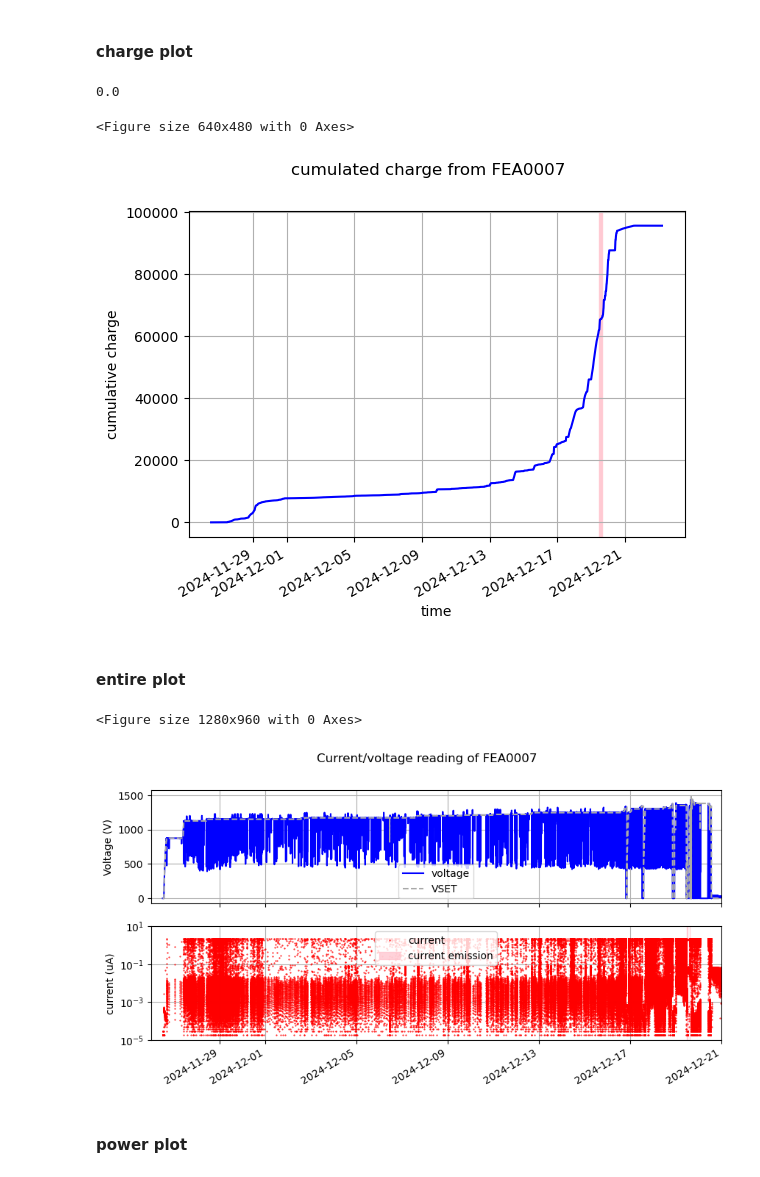
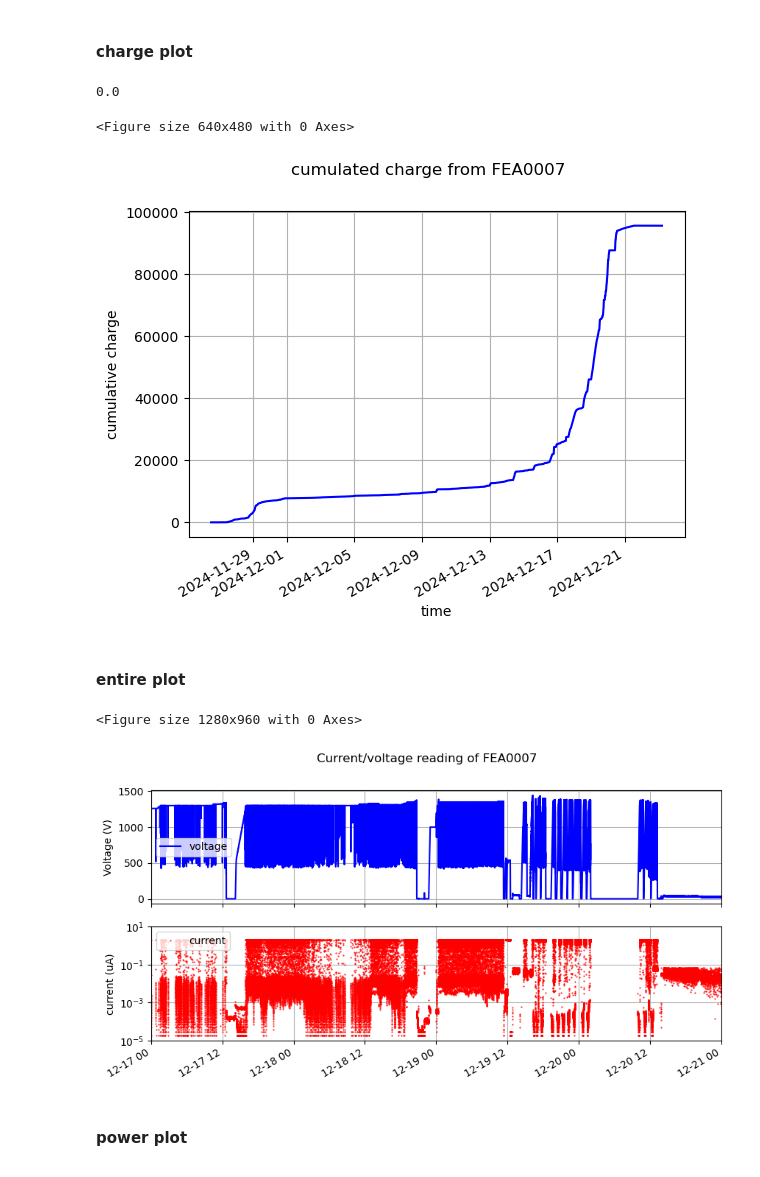
Before and after one commit to Kyatn/FEA-analysis, a Jupyter notebook: 241227_4FEA_LXe.ipynb, the cells around one changed output. Drawn from its saved outputs; the diff is of its cells as text; code cells hidden in the pictures.

```diff
--- a/241227_4FEA_LXe.ipynb
+++ b/241227_4FEA_LXe.ipynb
@@ -1747,11 +1821,11 @@ ax1.plot(datetime_list, df['cumulatedCharge'].tolist(),'-',color='blue',  label=
 
 ts1 = '24/12/19-14:40:11'
 te1 = '24/12/19-15:15:21'
-ax1.axvspan(datetime.strptime(ts1, '%y/%m/%d-%H:%M:%S'), datetime.strptime(te1, '%y/%m/%d-%H:%M:%S'), alpha=0.7, color='pink', label = 'current emission')
+#ax1.axvspan(datetime.strptime(ts1, '%y/%m/%d-%H:%M:%S'), datetime.strptime(te1, '%y/%m/%d-%H:%M:%S'), alpha=0.7, color='pink', label = 'current emission')
 
 ts2 = '24/12/19-11:55:11'
 te2 = '24/12/19-12:30:21'
-ax1.axvspan(datetime.strptime(ts2, '%y/%m/%d-%H:%M:%S'), datetime.strptime(te2, '%y/%m/%d-%H:%M:%S'), alpha=0.7, color='pink')
+#ax1.axvspan(datetime.strptime(ts2, '%y/%m/%d-%H:%M:%S'), datetime.strptime(te2, '%y/%m/%d-%H:%M:%S'), alpha=0.7, color='pink')
 
 
 fig.suptitle(f'cumulated charge from {FEA_name}')
@@ -1766,7 +1840,7 @@ print(1 - len(df['timestamp'])/len(df_F0007['timestamp']))
 # %% [output]
 0.0
 <Figure size 640x480 with 0 Axes>
-[figure, old version]
+[figure, new version]
 # %% [markdown]
 #### entire plot
 # %%
@@ -1786,41 +1860,42 @@ for d in df.timestamp.tolist():
 
 ax1.plot(datetime_list, df['VMON'].tolist(),'-',color='blue',  label= 'voltage', markersize=1)
 ax2.plot(datetime_list, df['IMON'].tolist(),'.',color='red', label='current', markersize=1)
-ax1.plot(datetime_list, df.VSET.tolist(), '--', color='darkgrey', label='VSET')
+#ax1.plot(datetime_list, df.VSET.tolist(), '--', color='darkgrey', label='VSET')
 
 # time period with current emission
 ts1 = '24/12/19-14:40:11'
 te1 = '24/12/19-15:15:21'
-ax2.axvspan(datetime.strptime(ts1, '%y/%m/%d-%H:%M:%S'), datetime.strptime(te1, '%y/%m/%d-%H:%M:%S'), alpha=0.7, color='pink', label = 'current emission')
+#ax2.axvspan(datetime.strptime(ts1, '%y/%m/%d-%H:%M:%S'), datetime.strptime(te1, '%y/%m/%d-%H:%M:%S'), alpha=0.7, color='pink', label = 'current emission')
 
 ts2 = '24/12/19-11:55:11'
 te2 = '24/12/19-12:30:21'
-ax2.axvspan(datetime.strptime(ts2, '%y/%m/%d-%H:%M:%S'), datetime.strptime(te2, '%y/%m/%d-%H:%M:%S'), alpha=0.7, color='pink')
+#ax2.axvspan(datetime.strptime(ts2, '%y/%m/%d-%H:%M:%S'), datetime.strptime(te2, '%y/%m/%d-%H:%M:%S'), alpha=0.7, color='pink')
 
 ts3 = '24/09/09-08:35:11'
 te3 = '24/09/09-20:18:21'
 #ax2.axvspan(datetime.strptime(ts3, '%y/%m/%d-%H:%M:%S'), datetime.strptime(te3, '%y/%m/%d-%H:%M:%S'), alpha=0.7, color='pink')
 
 
 fig.suptitle(f"Current/voltage reading of {FEA_name}")
 ax1.set_ylabel('Voltage (V)')
 ax2.set_ylabel('current (uA)')
 #ax1.set_yscale('log')
 ax2.set_yscale('log')
 #ax1.set_ylim(300)
 ax2.set_ylim([1e-5, 10])
-ax1.set_xlim([date(2024,11,26), date(2024,12,21)])
+ax1.set_xlim([date(2024,12,17), date(2024,12,21)])
 
 ax1.grid()
 ax2.grid()
 ax1.legend()
 ax2.legend()
 
 plt.gcf().autofmt_xdate()
+plt.savefig(f"{FEA_name}_LXePlot_all.jpg", format='jpg')
 plt.show()
 # %% [output]
 <Figure size 1280x960 with 0 Axes>
-[figure, old version]
+[figure, new version]
 # %% [markdown]
 #### power plot
 # %%
```
Also changed, not shown: parts of 15 cells of this notebook, 2 other files.
